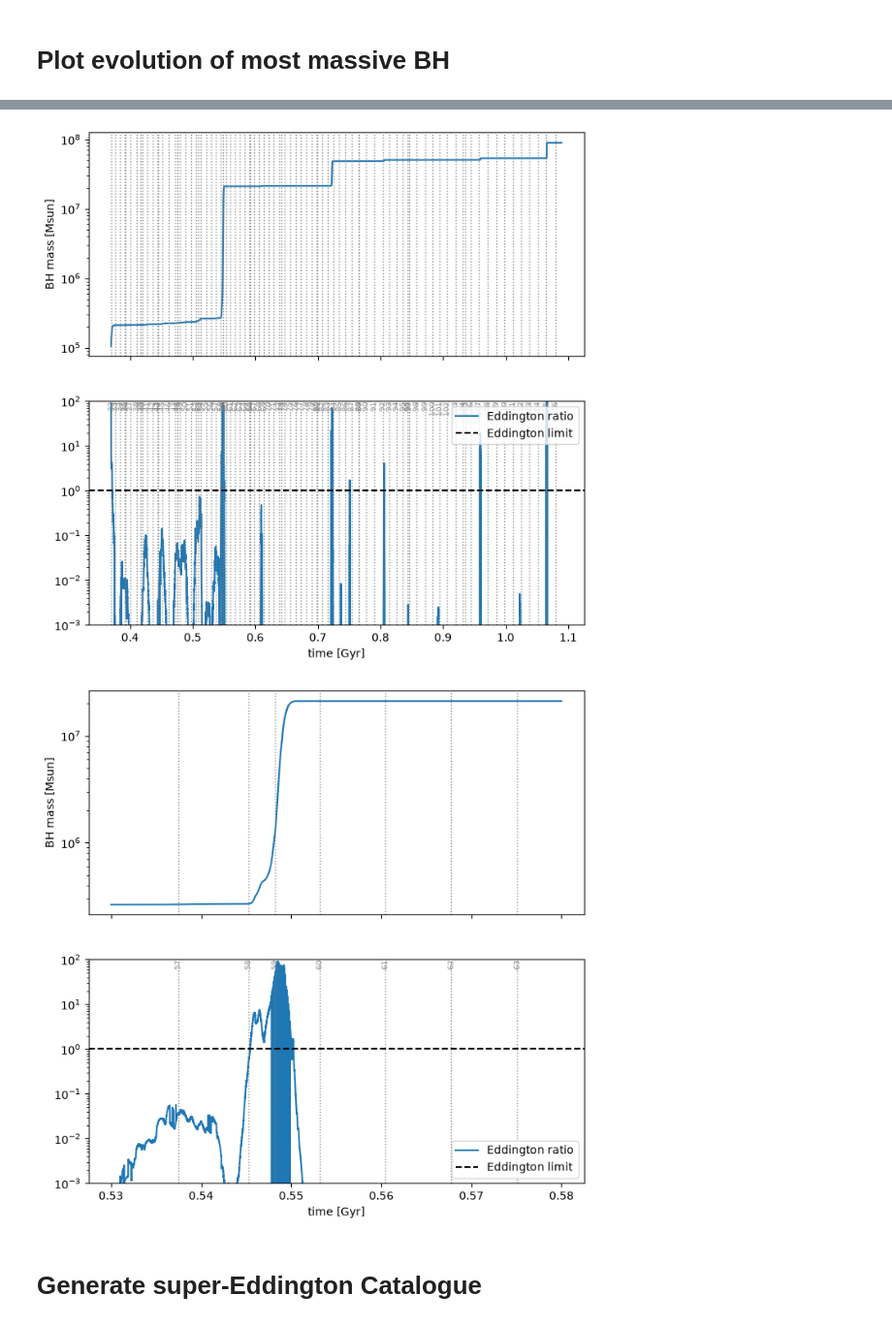
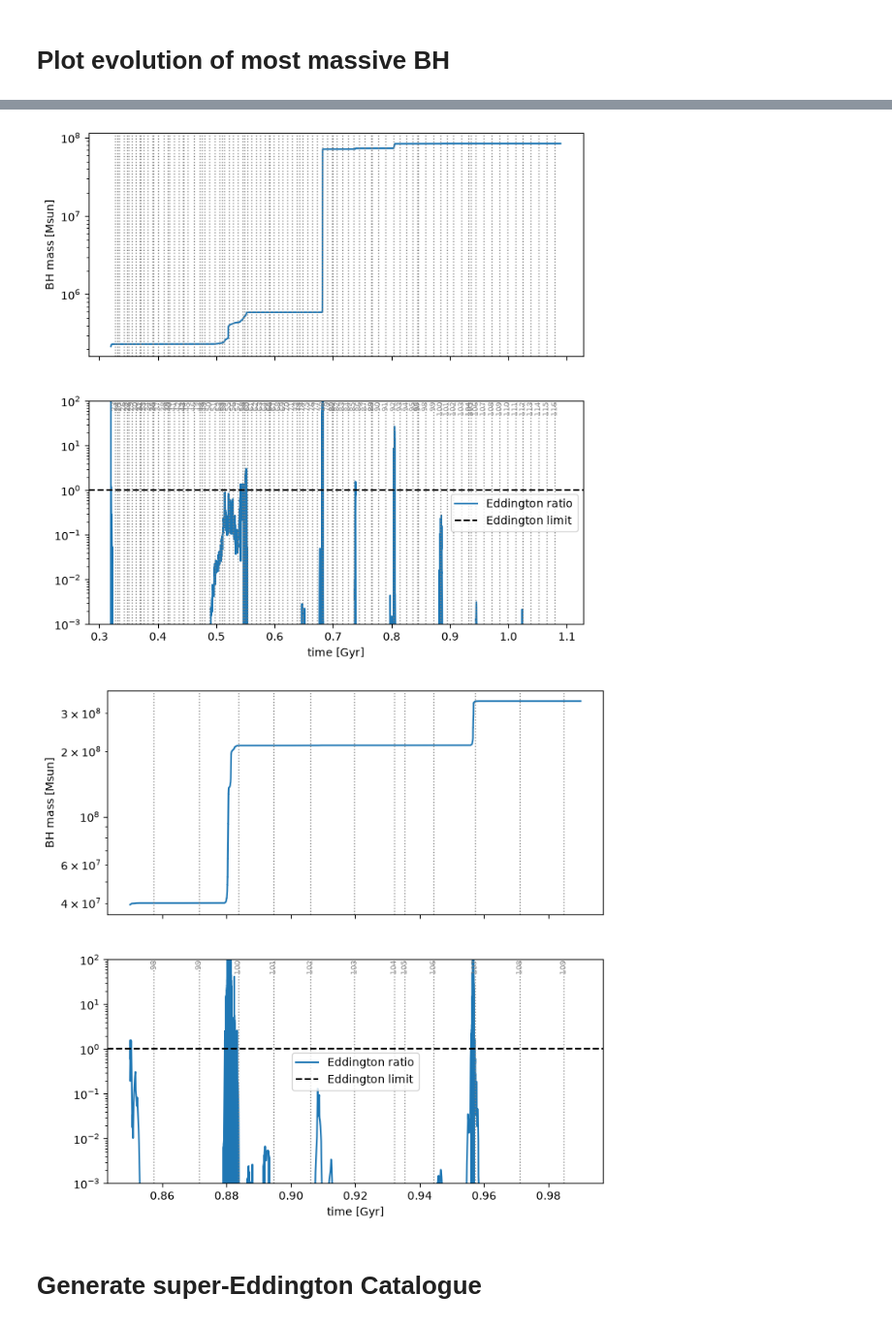
Before and after one commit to OrcaSKang/super-eddington, a Jupyter notebook: 2026_09_20_forSangwon.ipynb, the cells around one changed output, grey strips where cells are left out. Shown at 97% size. Saved outputs shown, nothing was run; the diff lists cells and outputs as text; code cells hidden in the pictures.

```diff
--- a/2026_09_20_forSangwon.ipynb
+++ b/2026_09_20_forSangwon.ipynb
@@ -27,8 +27,12 @@ t = Table.read(filename,format='ascii',names=['sink_id','BHmass','x','y','z','vx
 print("This output contains",len(t),"black holes")
 order=np.argsort(t['BHmass'])[::-1]
 second_id=t['sink_id'][order[1]]
+thrid_id=t['sink_id'][order[2]]
+fourth_id=t['sink_id'][order[3]]
 most_massive_id=t['sink_id'][np.argmax(t['BHmass'])]
-print("The most massive BH has id",most_massive_id)
+print("The most massive BH has id", most_massive_id, 'with mass of', t[t['sink_id'] == most_massive_id]['BHmass'])
 print("The second most massive BH has id", second_id)
+print("The thrid most massive BH has id", thrid_id)
+print("The fourth most massive BH had id", fourth_id)
 # %% [output]
 This output contains 684 black holes
@@ -38,7 +46,7 @@ The second most massive BH has id 36
 # Plot evolution of most massive BH
 # %%
 # Load timeseries for most massive black hole
-ts=hf.SinkDataLoader(df,sinkid=second_id)
+ts=hf.SinkDataLoader(df,sinkid=thrid_id)
 
 for c in ts.data.colnames:
     print(c, ts.data[c].unit, ts.data[c].shape)
@@ -124,7 +132,7 @@ try:
 except Exception as e:
     print('Could not draw output-time vertical lines and labels:', e)
 # %% [output]
-[figure, old version]
+[figure, new version]
 # %%
 # Full timeseries
 fig,axes=plt.subplots(2,1,figsize=(8,8),sharex=True)
@@ -135,13 +143,13 @@ tmin=ts.data['time'][0]  # Start time (Gyr)
 tmax=ts.data['time'][-1]  # End time (Gyr)
 
 # For the most massive BH
-# tmin = 0.85  #Comment out for whole timeseries
-# tmax = 0.99  # Comment out for whole timeseries
+tmin = 0.85  #Comment out for whole timeseries
+tmax = 0.99  # Comment out for whole timeseries
 
 
 # For the second massive BH
-tmin = 0.53
-tmax = 0.58
+# tmin = 0.53
+# tmax = 0.58
 
 
 # Plot mass (only inside [tmin,tmax])
@@ -167,34 +175,34 @@ axes[-1].set_xlabel('time [Gyr]')
 try:
     # If `time` is an astropy Table with a column 'time' that may have units
     output_times = time['time']
     # If entries are yt or unyt quantities, convert to float in Gyr
     try:
         output_times_gyr = [t.to('Gyr').v if hasattr(t,'to') else float(t) for t in output_times]
     except Exception:
         # Fallback: assume column already in Gyr or plain numbers
         output_times_gyr = [float(t) for t in output_times]
 
     # Assume the table has an `output` column containing integer output numbers
     outputs = [int(o) for o in time['output']]
     outputs_labels = [str(o) for o in outputs]
     axes[-1].set_ylim([1e-3,1e2])
 
     # Draw lines and small grey rotated labels aligned with the vertical lines
     ymin0, ymax0 = axes[0].get_ylim()
     ymin1, ymax1 = axes[1].get_ylim()
     # place labels near the top of the lower subplot (axes[1])
     label_y = ymax1 * 0.95
 
     # Only show output lines/labels that fall inside [tmin, tmax]
     visible = [(ot, lbl) for ot, lbl in zip(output_times_gyr, outputs_labels) if (ot >= tmin and ot <= tmax)]
     for ot, lbl in visible:
         axes[0].axvline(ot, color='grey', linestyle=':', linewidth=1)
         axes[1].axvline(ot, color='grey', linestyle=':', linewidth=1)
         axes[1].text(ot, label_y, lbl, color='grey', fontsize=7, rotation=90, va='top', ha='center', alpha=0.8)
 except Exception as e:
     print('Could not draw output-time vertical lines and labels:', e)
 # %% [output]
-[figure, old version]
+[figure, new version]
 # %% [markdown]
 # Generate super-Eddington Catalogue
 # %%
```
Also changed, not shown: parts of 2 cells of this notebook, 3 other files.
